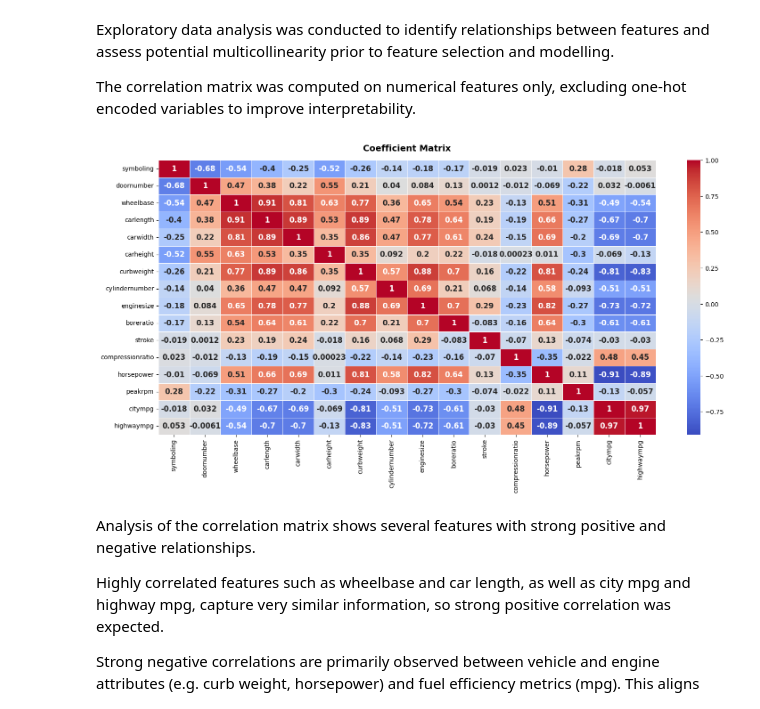
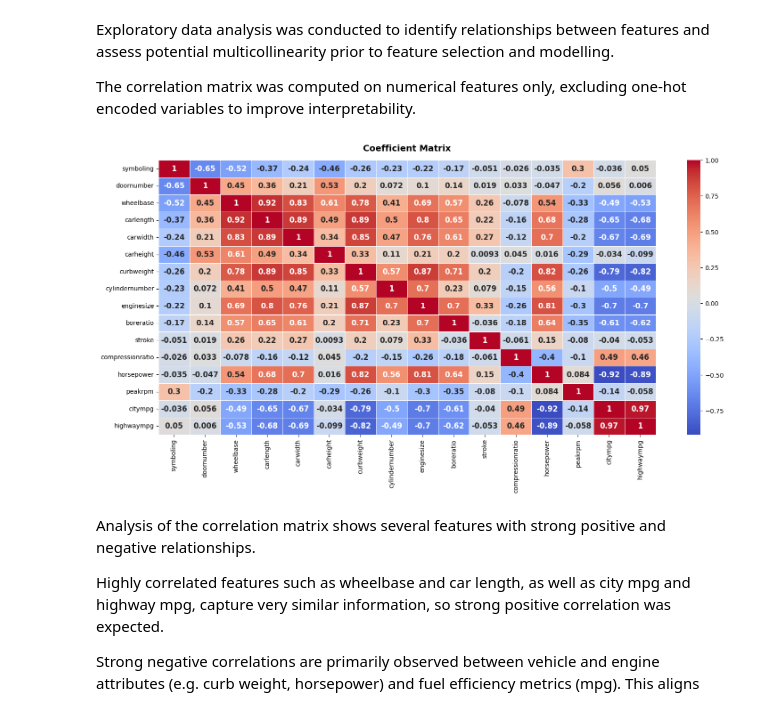
Before and after one commit to DanH2489/vehicle-price-feature-selection-study, a Jupyter notebook: Vehicle_Price_Prediction_Feature_Selection_Study.ipynb, the cells around one changed output. Drawn from its saved outputs; the diff is of its cells as text; code cells hidden in the pictures.

Commit message:
Error fix - dataframe reference
Fixed error where dataframe prior to scaling was referenced in first correlation matrix. Now based on normalised training data

```diff
--- a/Vehicle_Price_Prediction_Feature_Selection_Study.ipynb
+++ b/Vehicle_Price_Prediction_Feature_Selection_Study.ipynb
@@ -341,15 +341,15 @@ Exploratory data analysis was conducted to identify relationships between featur
 The correlation matrix was computed on numerical features only, excluding one-hot encoded variables to improve interpretability.
 # %%
 # Check for correlation between features (excluding OHE features)
-x_1_corr = x_1.loc[:, 'symboling':'highwaympg'].corr(method = 'spearman') # spearman selected due to presence of ordinal data
+X_train_corr = X_train.loc[:, 'symboling':'highwaympg'].corr(method = 'spearman') # spearman selected due to presence of ordinal data
 
 plt.figure(figsize=(18, 8))
 plt.title("Coefficient Matrix",{'fontweight':'bold','fontsize':14},y = 1.02)
-sns.heatmap(x_1_corr, annot=True, cmap='coolwarm', linewidths = 0.5, annot_kws={'fontsize':12,'fontweight':'bold'})
+sns.heatmap(X_train_corr, annot=True, cmap='coolwarm', linewidths = 0.5, annot_kws={'fontsize':12,'fontweight':'bold'})
 
 plt.show()
 # %% [output]
-[figure, old version]
+[figure, new version]
 # %% [markdown]
 Analysis of the correlation matrix shows several features with strong positive and negative relationships.
 
```
Also changed, not shown: parts of 3 cells of this notebook.
